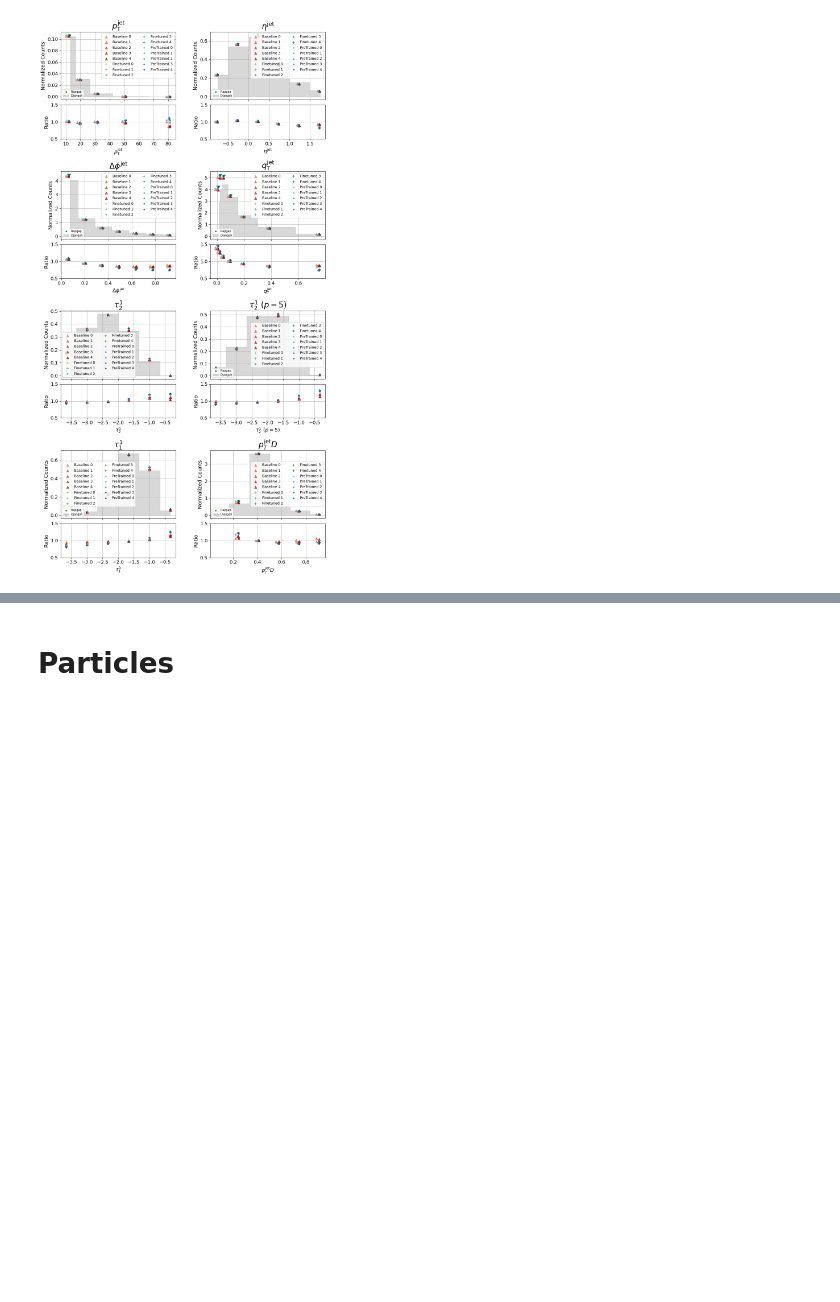
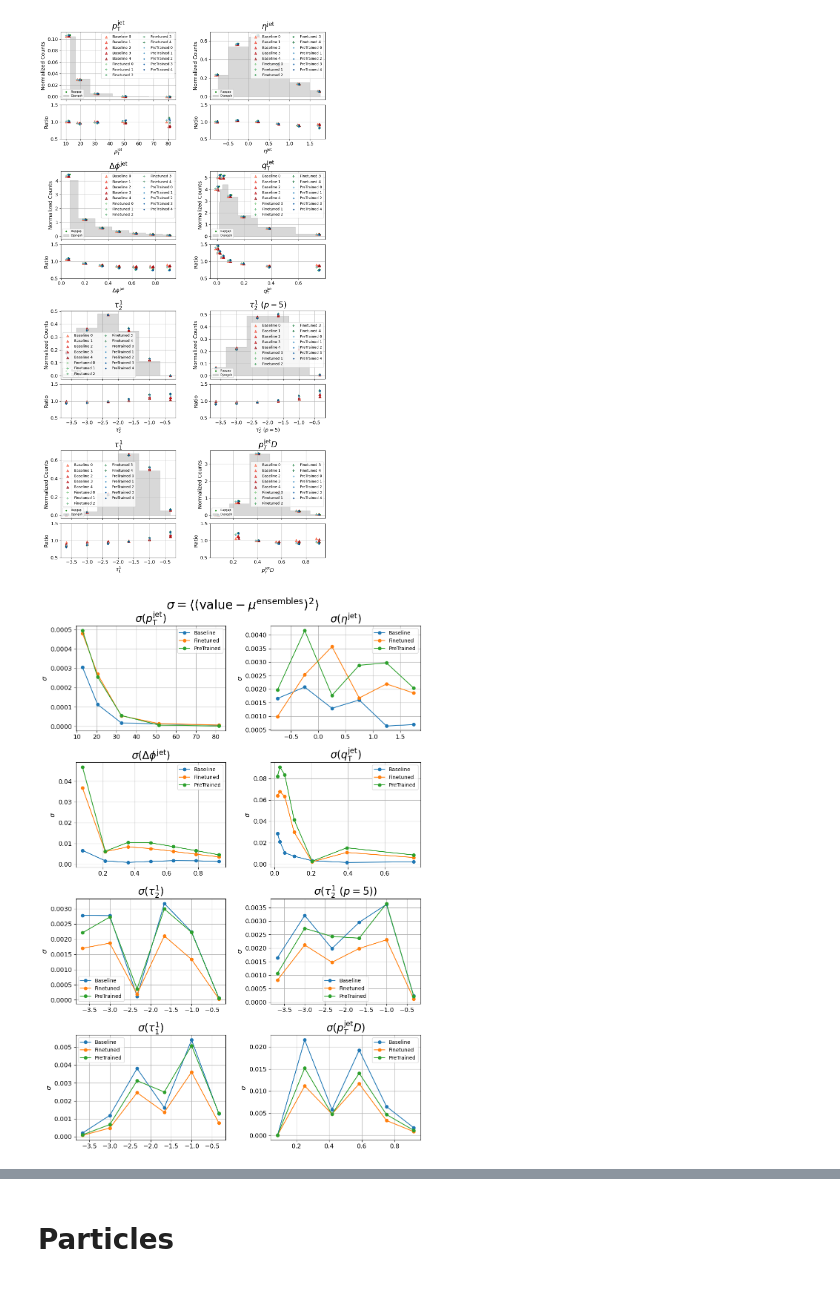
Before and after one commit to ViniciusMikuni/H1Unfold, a Jupyter notebook: plots/Plot_OverlayVersionEnsembles.ipynb, the cells around one changed output, grey strips where cells are left out. Saved outputs shown, nothing was run; the diff lists cells and outputs as text; code cells hidden in the pictures; blank space fills up the shorter version.

```diff
--- a/plots/Plot_OverlayVersionEnsembles.ipynb
+++ b/plots/Plot_OverlayVersionEnsembles.ipynb
@@ -20,6 +20,7 @@ labels = {'fromscratch':'Baseline', 'finetuned':'Finetuned', 'pretrained':'PreTr
 color_maps = ["Reds","Greens","Blues"]
 marker_list= ['^','+','.']
 
+markers = {}
 for i,key in enumerate(labels.keys()):
     markers[key] = marker_list[i]
 
@@ -217,6 +211,7 @@ plot_distributions(labels, run, jet_features, jet_labels)
 # %% [output]
 [figure]
 # %%
-# plot_stdvs(pretrain_version, 'With Pretrain', scratch_version,'No Pretrain', jet_features, jet_labels)
-plot_stdvs(pretrain_version, 'With Pretrain', finetune_version,'With Finetune',scratch_version,'From Scratch', jet_features, jet_labels)
+plot_stdvs(labels, run, jet_features, jet_labels)
+# %% [output]
+[figure, added]
 # %%
```
Also changed, not shown: parts of 12 cells of this notebook.
